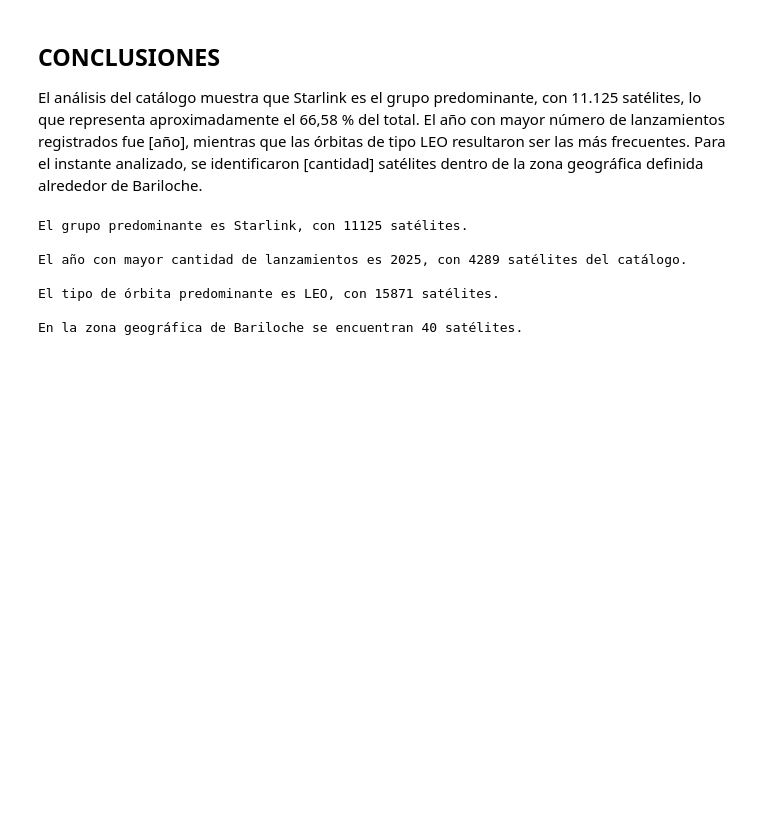
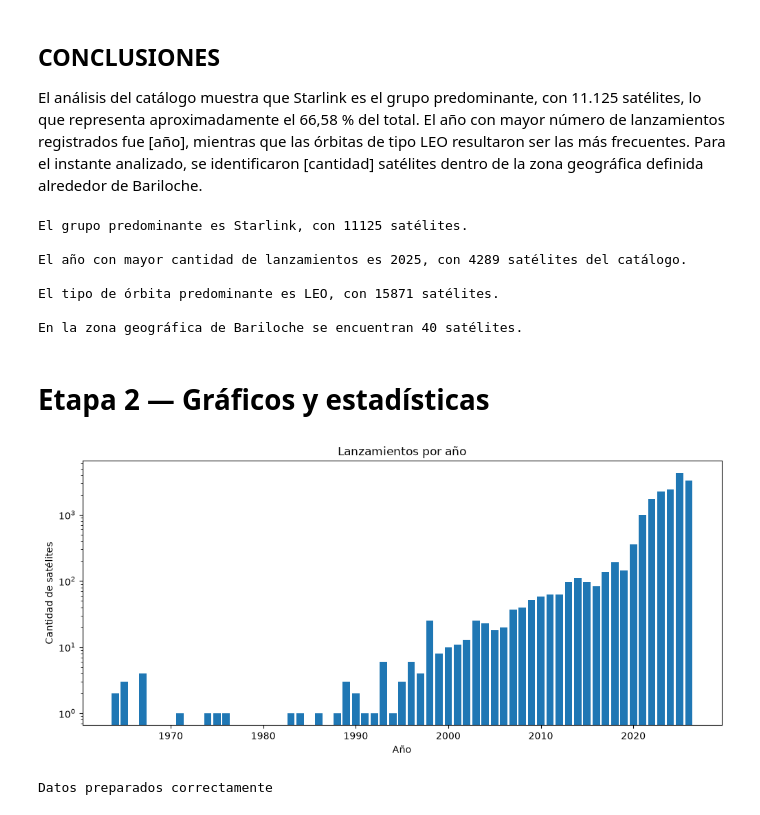
Before and after one commit to benjaminrivasss/proyesat, a Jupyter notebook: informe.ipynb, the cells around one changed output. Saved outputs shown, nothing was run; the diff lists cells and outputs as text; code cells hidden in the pictures; blank space fills up the shorter version.

Commit message:
barras apiladas y barras lanzamiento de etapa 2

```diff
--- a/informe.ipynb
+++ b/informe.ipynb
@@ -256,3 +256,34 @@ El año con mayor cantidad de lanzamientos es 2025, con 4289 satélites del cat
 El tipo de órbita predominante es LEO, con 15871 satélites.
 
 En la zona geográfica de Bariloche se encuentran 40 satélites.
+# %% [markdown]
+# Etapa 2 — Gráficos y estadísticas
+# %%
+import matplotlib.pyplot as plt
+
+def barras_lanzamientos(lanzamientos, archivo):
+    """
+    Genera un gráfico de barras de lanzamientos por año.
+    Guarda la figura y la muestra.
+    """
+
+    anios = list(lanzamientos.keys())
+    cantidades = list(lanzamientos.values())
+
+    plt.figure(figsize=(12, 5))
+
+    plt.bar(anios, cantidades,log = True)
+
+    plt.title("Lanzamientos por año")
+    plt.xlabel("Año")
+    plt.ylabel("Cantidad de satélites")
+
+    plt.savefig(f"salidas/{archivo}")
+
+    plt.show()
+# %%
+lanzamientos = lanzamientos_por_anio(registros)
+
+barras_lanzamientos(lanzamientos, "lanzamientos.png")
+# %% [output]
+[figure, added]
@@ -258,0 +318,33 @@ En la zona geográfica de Bariloche se encuentran 40 satélites.
+# %%
+# Separar los registros
+registros_starlink = []
+registros_resto = []
+
+for registro in registros:
+    nombre = registro["OBJECT_NAME"]
+
+    if grupo(nombre) == "Starlink":
+        registros_starlink.append(registro)
+    else:
+        registros_resto.append(registro)
+
+# Obtener los lanzamientos por año
+lanzamientos_starlink = lanzamientos_por_anio(registros_starlink)
+lanzamientos_resto = lanzamientos_por_anio(registros_resto)
+
+# Filtrar entre 1990 y 2026
+lanzamientos_starlink = {
+    anio: cantidad
+    for anio, cantidad in lanzamientos_starlink.items()
+    if 1990 <= anio <= 2026
+}
+
+lanzamientos_resto = {
+    anio: cantidad
+    for anio, cantidad in lanzamientos_resto.items()
+    if 1990 <= anio <= 2026
+}
+
+print("Datos preparados correctamente")
+# %% [output]
+Datos preparados correctamente
```
Also changed, not shown: parts of 2 cells of this notebook, 2 other files.
